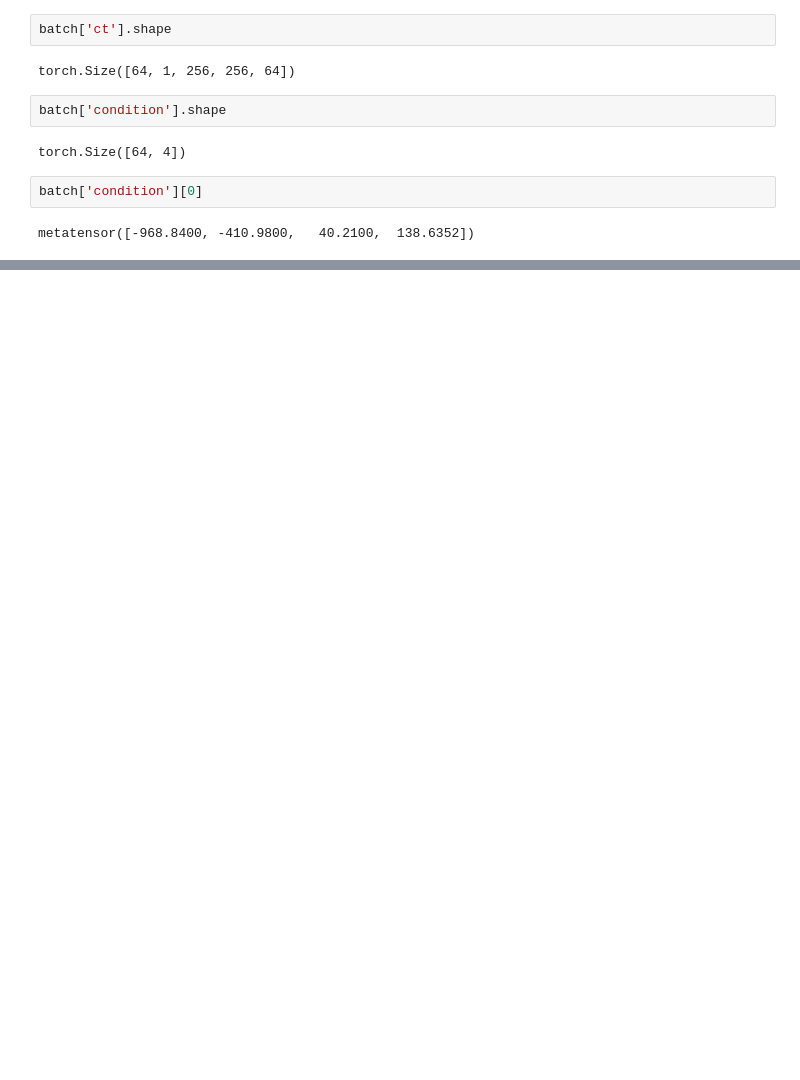
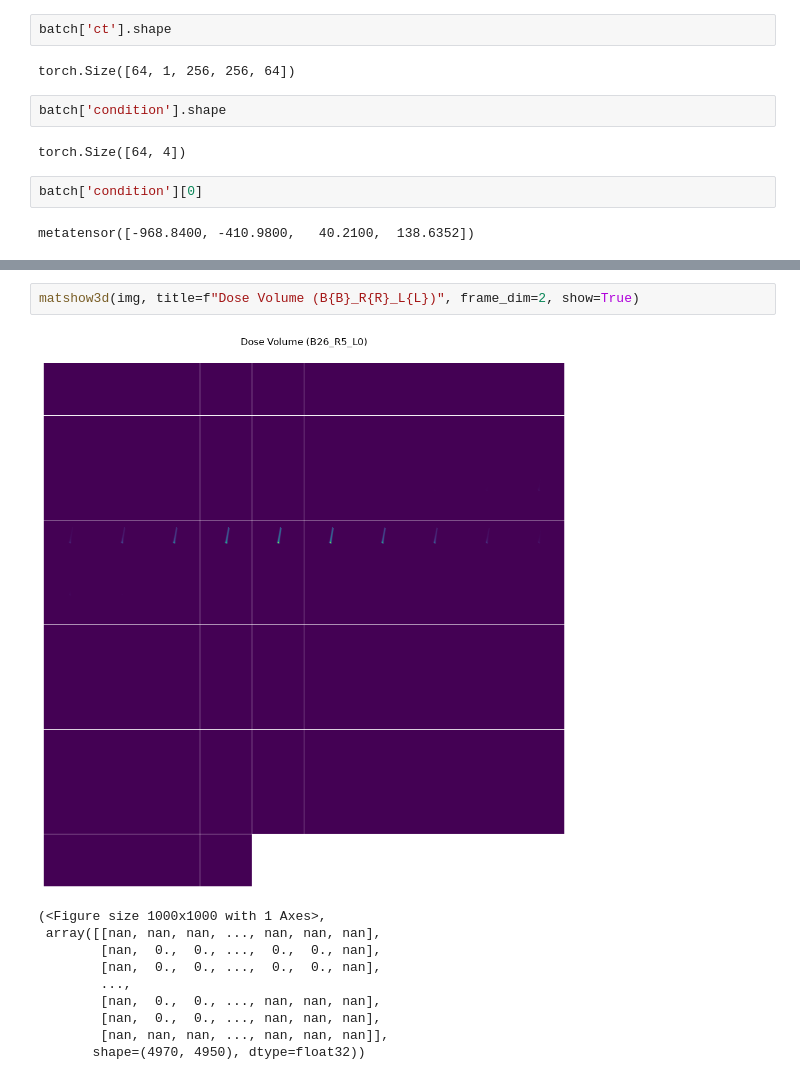
Before and after one commit to Dudgit/nr_dose, a Jupyter notebook: notebooks/atlas.ipynb, the cells around one changed output, grey strips where cells are left out. Saved outputs shown, nothing was run; the diff lists cells and outputs as text; blank space fills up the shorter version.

```diff
--- a/notebooks/atlas.ipynb
+++ b/notebooks/atlas.ipynb
@@ -510,0 +738,13 @@ metatensor([-968.8400, -410.9800,   40.2100,  138.6352])
+# %%
+matshow3d(img, title=f"Dose Volume (B{B}_R{R}_L{L})", frame_dim=2, show=True)
+# %% [output]
+[figure, added]
+(<Figure size 1000x1000 with 1 Axes>,
+ array([[nan, nan, nan, ..., nan, nan, nan],
+        [nan,  0.,  0., ...,  0.,  0., nan],
+        [nan,  0.,  0., ...,  0.,  0., nan],
+        ...,
+        [nan,  0.,  0., ..., nan, nan, nan],
+        [nan,  0.,  0., ..., nan, nan, nan],
+        [nan, nan, nan, ..., nan, nan, nan]],
+       shape=(4970, 4950), dtype=float32))
```
Also changed, not shown: parts of 23 cells of this notebook, 9 other files.
